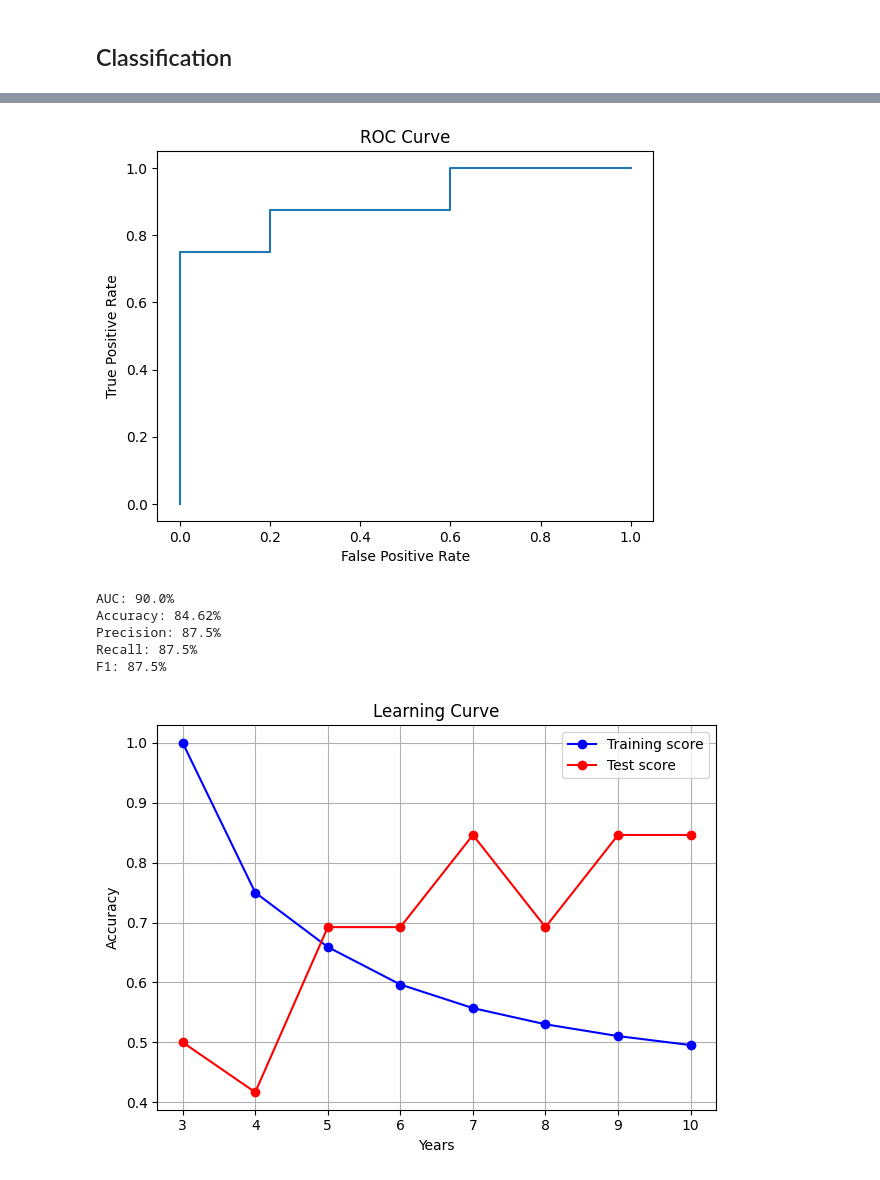
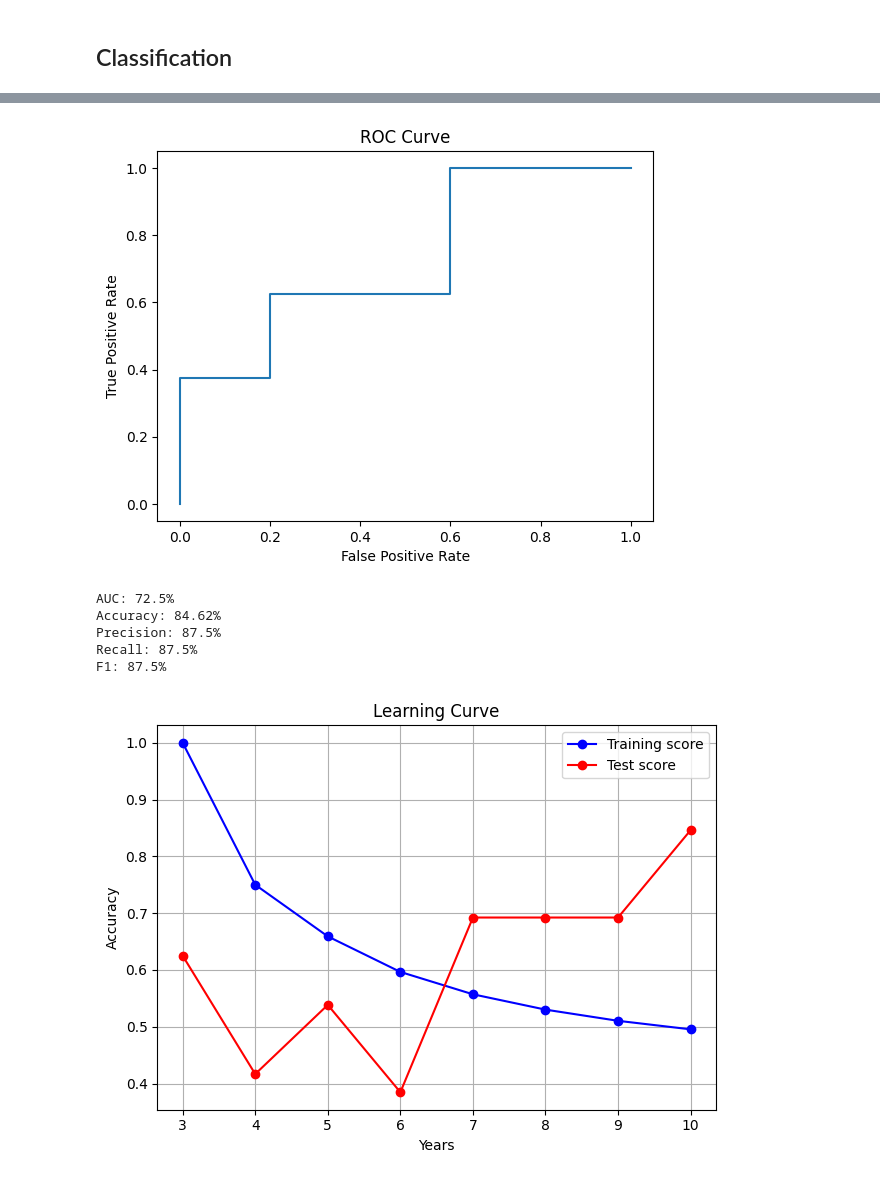
Before and after one commit to DanielRodrigues08/AC-FEUP, a Jupyter notebook: classification/classification.ipynb, the cells around one changed output, grey strips where cells are left out. Cells and saved outputs as stored; diff of their text form; code cells hidden in the pictures.

```diff
--- a/classification/classification.ipynb
+++ b/classification/classification.ipynb
@@ -167,7 +167,7 @@ manual_ensemble = ManualEnsemble(classifiers_df, "playoff")
 # %% [markdown]
 ## Classification
 # %%
-classifier = manual_ensemble
+classifier = mlp
 param_grid = mlp_param_grid
 # %%
 years = []
@@ -196,6 +196,7 @@ for year in df["year"].unique():
         y_train_gt,
         y_train_prob,
         conf_train,
+        _,
     ) = result
 
     y_test_pred = class_utils.enforce_max_teams(y_test_prob, conf_test)
@@ -228,12 +229,12 @@ F1: 87.5%
 ---------------------- YEAR 10 ----------------------
 [figure]
-[figure, old version]
+[figure, new version]
-AUC: 90.0%
+AUC: 72.5%
 Accuracy: 84.62%
 Precision: 87.5%
 Recall: 87.5%
 F1: 87.5%
-[figure, old version]
+[figure, new version]
 # %%
 if isinstance(classifier, ManualEnsemble):
     result = classifier.test(11)
```
Also changed, not shown: parts of 2 cells of this notebook, 1 other file.
